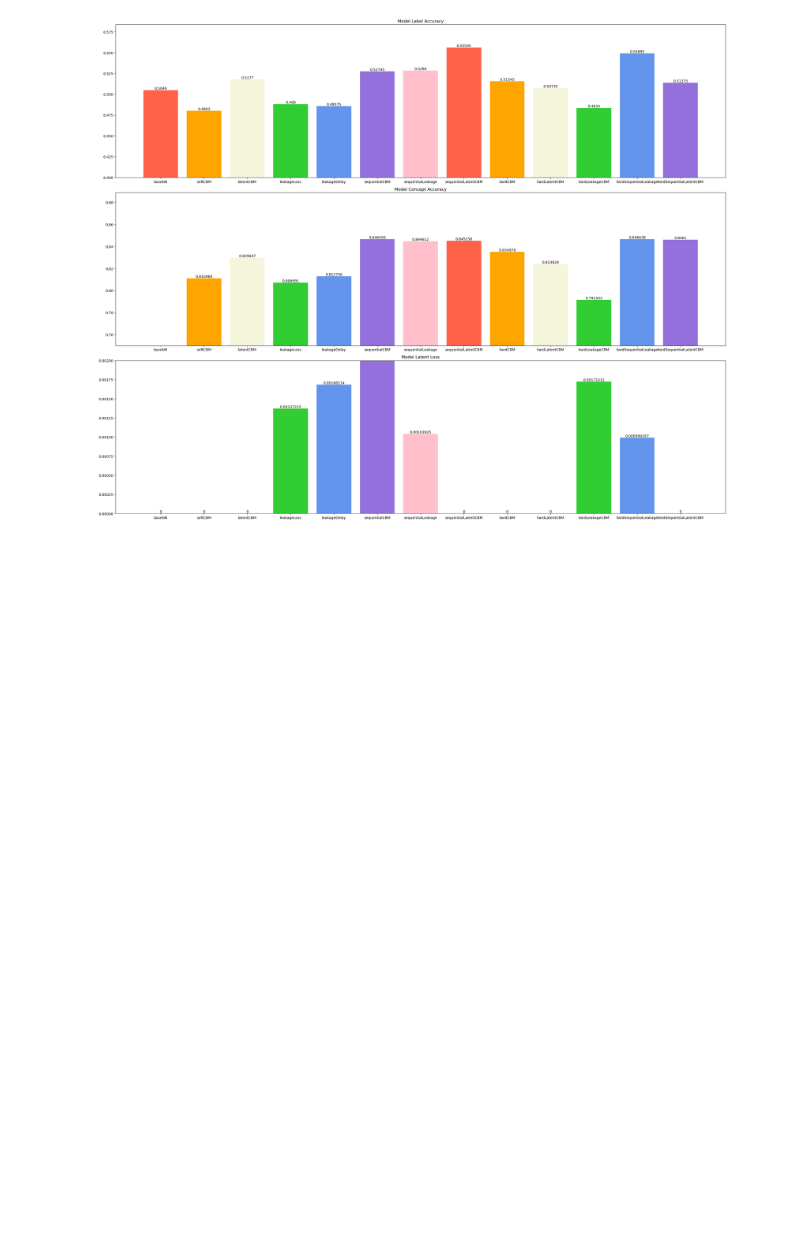
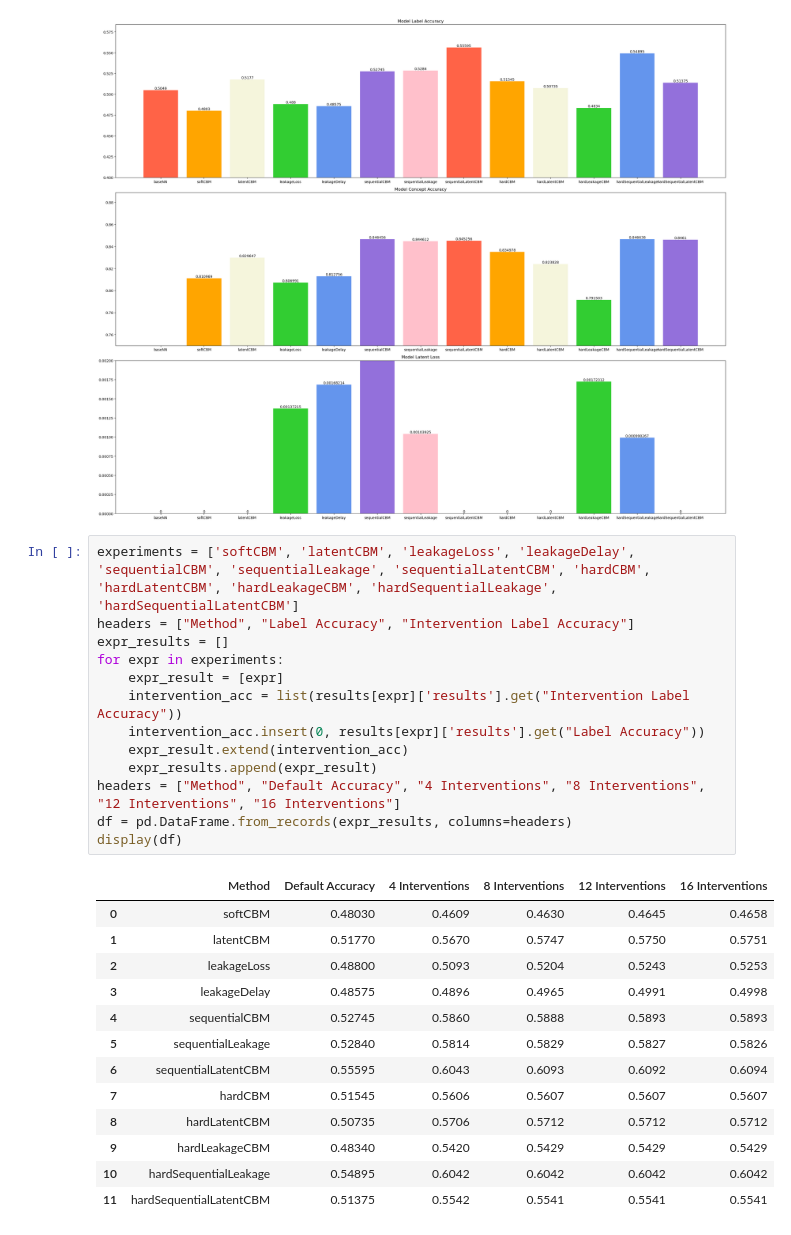
Before and after one commit to Coaster41/ConceptBottleneckLeakage, a Jupyter notebook: experiment_visualizer.ipynb, the cells around one changed output. Drawn from its saved outputs; the diff is of its cells as text; blank space fills up the shorter version.

```diff
--- a/experiment_visualizer.ipynb
+++ b/experiment_visualizer.ipynb
@@ -54,3 +54,30 @@ plt.tight_layout()
 plt.show()
 # %% [output]
 [figure]
+# %%
+experiments = ['softCBM', 'latentCBM', 'leakageLoss', 'leakageDelay', 'sequentialCBM', 'sequentialLeakage', 'sequentialLatentCBM', 'hardCBM', 'hardLatentCBM', 'hardLeakageCBM', 'hardSequentialLeakage', 'hardSequentialLatentCBM']
+headers = ["Method", "Label Accuracy", "Intervention Label Accuracy"]
+expr_results = []
+for expr in experiments:
+    expr_result = [expr]
+    intervention_acc = list(results[expr]['results'].get("Intervention Label Accuracy"))
+    intervention_acc.insert(0, results[expr]['results'].get("Label Accuracy"))
+    expr_result.extend(intervention_acc)
+    expr_results.append(expr_result)
+headers = ["Method", "Default Accuracy", "4 Interventions", "8 Interventions", "12 Interventions", "16 Interventions"]
+df = pd.DataFrame.from_records(expr_results, columns=headers)
+display(df)
+# %% [output]
+|  | Method | Default Accuracy | 4 Interventions | 8 Interventions | 12 Interventions | 16 Interventions |
+| 0 | softCBM | 0.48030 | 0.4609 | 0.4630 | 0.4645 | 0.4658 |
+| 1 | latentCBM | 0.51770 | 0.5670 | 0.5747 | 0.5750 | 0.5751 |
+| 2 | leakageLoss | 0.48800 | 0.5093 | 0.5204 | 0.5243 | 0.5253 |
+| 3 | leakageDelay | 0.48575 | 0.4896 | 0.4965 | 0.4991 | 0.4998 |
+| 4 | sequentialCBM | 0.52745 | 0.5860 | 0.5888 | 0.5893 | 0.5893 |
+| 5 | sequentialLeakage | 0.52840 | 0.5814 | 0.5829 | 0.5827 | 0.5826 |
+| 6 | sequentialLatentCBM | 0.55595 | 0.6043 | 0.6093 | 0.6092 | 0.6094 |
+| 7 | hardCBM | 0.51545 | 0.5606 | 0.5607 | 0.5607 | 0.5607 |
+| 8 | hardLatentCBM | 0.50735 | 0.5706 | 0.5712 | 0.5712 | 0.5712 |
+| 9 | hardLeakageCBM | 0.48340 | 0.5420 | 0.5429 | 0.5429 | 0.5429 |
+| 10 | hardSequentialLeakage | 0.54895 | 0.6042 | 0.6042 | 0.6042 | 0.6042 |
+| 11 | hardSequentialLatentCBM | 0.51375 | 0.5542 | 0.5541 | 0.5541 | 0.5541 |
```
Also changed, not shown: parts of 3 cells of this notebook.
